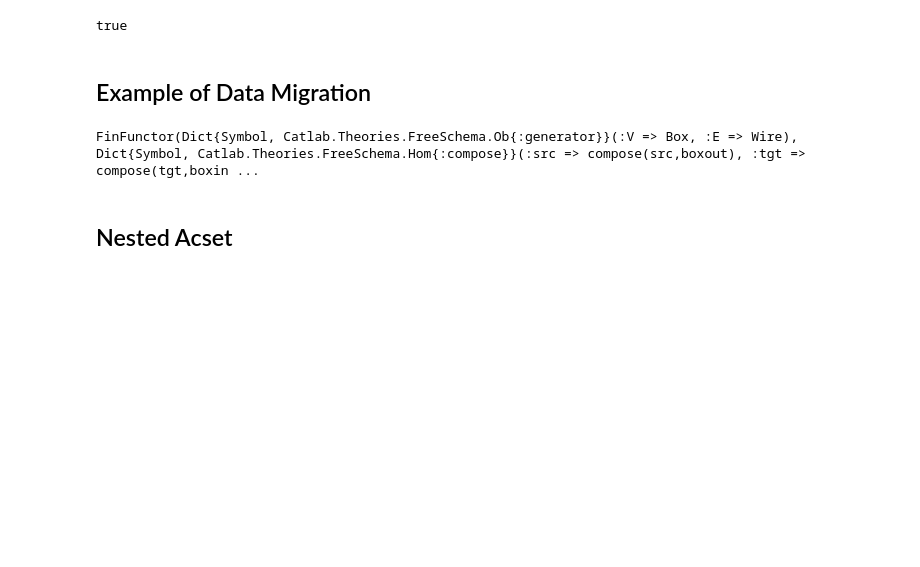
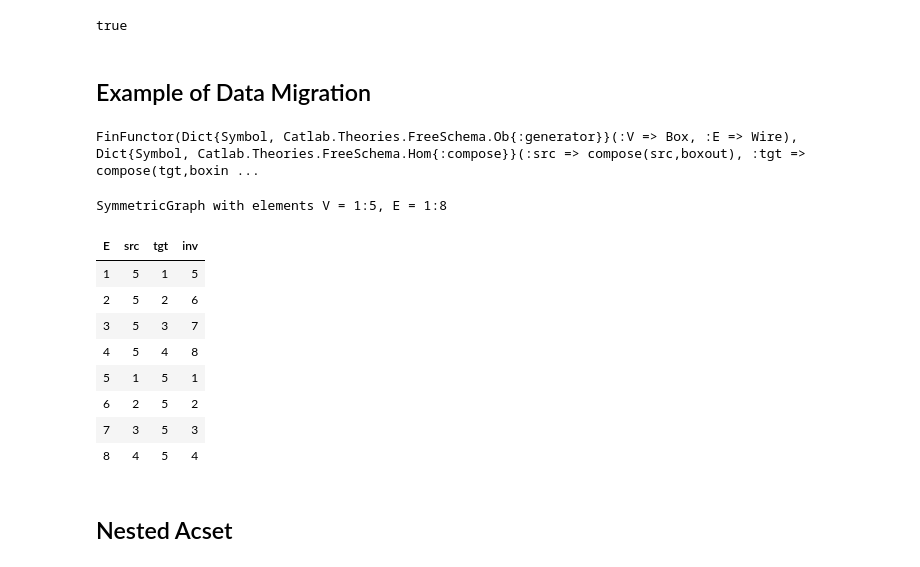
Before and after one commit to davibarreira/Mathematical-Short-Notes, a Jupyter notebook: Fields/Category-Theory/notebooks/ACSets.ipynb, the cells around one changed output. Saved outputs shown, nothing was run; the diff lists cells and outputs as text; code cells hidden in the pictures; blank space fills up the shorter version.

```diff
--- a/Fields/Category-Theory/notebooks/ACSets.ipynb
+++ b/Fields/Category-Theory/notebooks/ACSets.ipynb
@@ -210,6 +301,26 @@ F = @migration SchGraph SchPortGraph begin
 end
 # %% [output]
 FinFunctor(Dict{Symbol, Catlab.Theories.FreeSchema.Ob{:generator}}(:V => Box, :E => Wire), Dict{Symbol, Catlab.Theories.FreeSchema.Hom{:compose}}(:src => compose(src,boxout), :tgt => compose(tgt,boxin ...
+# %%
+g = star_graph(Graphs.Graph, 5)
+h = @migrate SymmetricGraph g begin
+  V => V
+  E => @cases (fwd::E; rev::E)
+  src => (fwd => src; rev => tgt)
+  tgt => (fwd => tgt; rev => src)
+  inv => (fwd => rev; rev => fwd)
+end
+# %% [output]
+SymmetricGraph with elements V = 1:5, E = 1:8
+| E | src | tgt | inv |
+| 1 | 5 | 1 | 5 |
+| 2 | 5 | 2 | 6 |
+| 3 | 5 | 3 | 7 |
+| 4 | 5 | 4 | 8 |
+| 5 | 1 | 5 | 1 |
+| 6 | 2 | 5 | 2 |
+| 7 | 3 | 5 | 3 |
+| 8 | 4 | 5 | 4 |
 # %% [markdown]
 ## Nested Acset
 # %%
```
Also changed, not shown: parts of 28 cells of this notebook, 2 other files.
